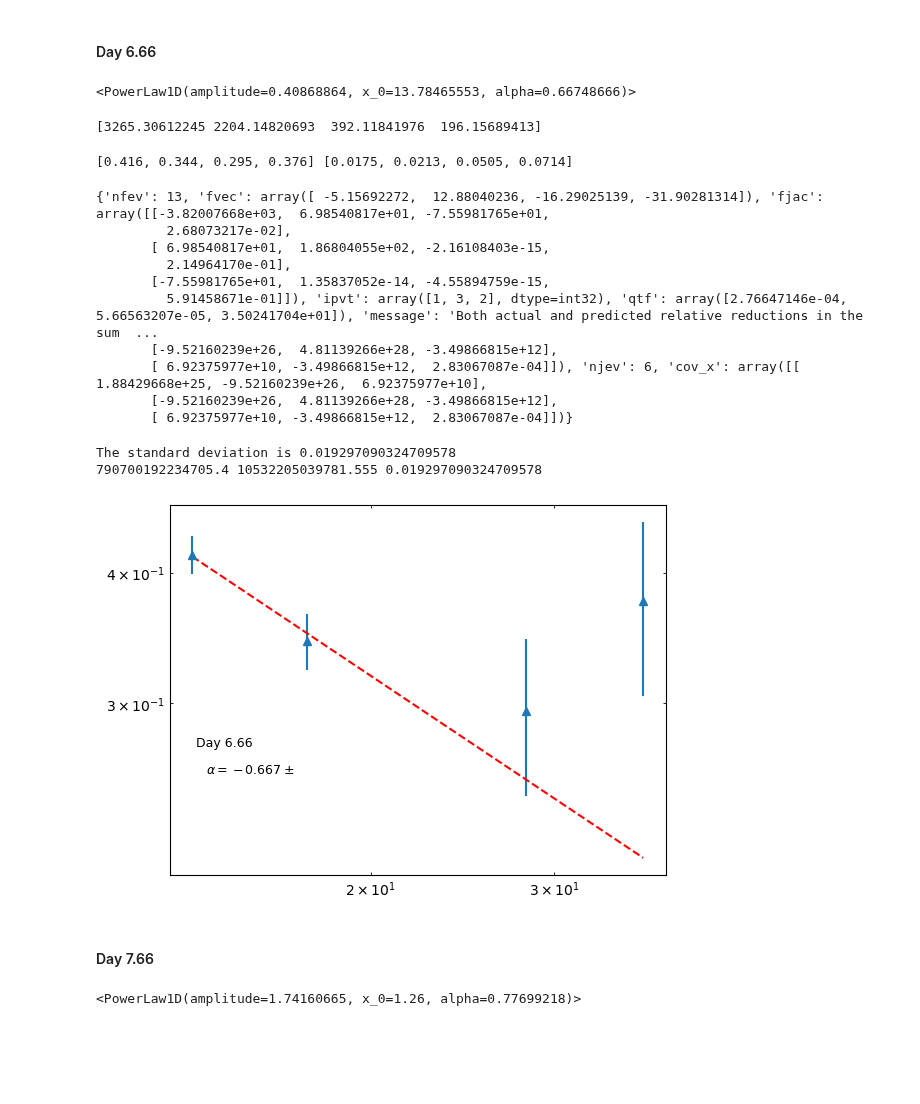
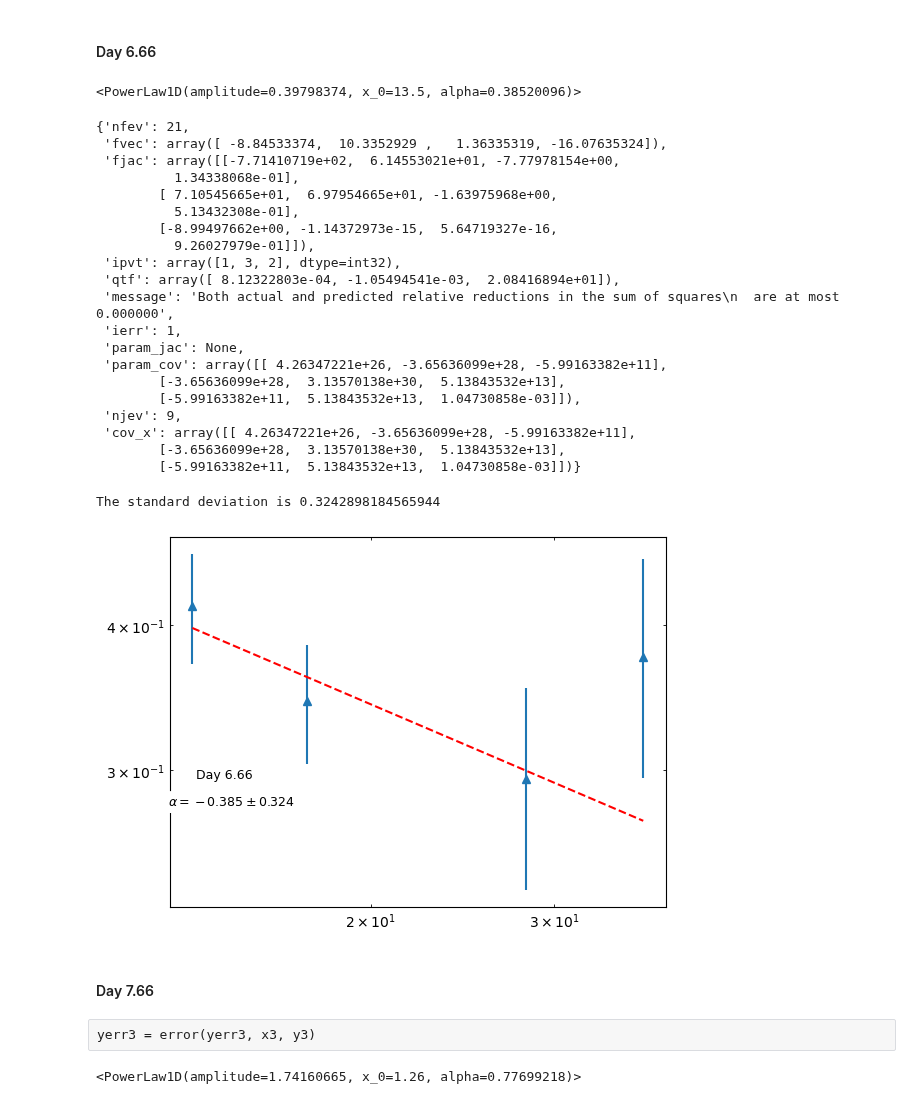
Before and after one commit to Wilhelm005/Research-Code, a Jupyter notebook: V1535Sco_Spectral_Index.ipynb, the cells around one changed output. Drawn from its saved outputs; the diff is of its cells as text; code cells hidden in the pictures; blank space fills up the shorter version.

```diff
--- a/V1535Sco_Spectral_Index.ipynb
+++ b/V1535Sco_Spectral_Index.ipynb
@@ -325,3 +325,15 @@ plt.show();
+# %%
+def error(err, freq, flux):
+    yerr = []
+    for i in range(len(freq)):
+        if freq[i] < 10:
+            pl = np.sqrt(err[i]**2 + (flux[i]*0.05)**2)
+            yerr.append(pl)
+        else:
+            pl =np.sqrt(err[i]**2 + (flux[i]*0.1)**2)
+            yerr.append(pl)
+
+    return(yerr)
 # %% [markdown]
 #### Day 2.7
 # %%
@@ -417,6 +442,8 @@ if mask.any():
     x2 = df2['Freq (GHz)'][mask].values.tolist()
     y2 = df2['Flux Density (mJy)'][mask].values.tolist()
     yerr2 = df2['Uncertainty (mJy)'][mask].values.tolist()
+# %%
+yerr2 = error(yerr2, x2, y2)
 # %%
 PL2 =  PowerLaw1D(amplitude = y2[0], x_0= x2[0], alpha= 1,
                      bounds={
@@ -441,30 +468,38 @@ fit_model_weights2 = fit2(PL2, x2, y2, weights=y_weight2)
 
 fit_model_weights2
 # %% [output]
-<PowerLaw1D(amplitude=0.40868864, x_0=13.78465553, alpha=0.66748666)>
+<PowerLaw1D(amplitude=0.39798374, x_0=13.5, alpha=0.38520096)>
-# %%
-print(y_weight2)
-# %% [output]
-[3265.30612245 2204.14820693  392.11841976  196.15689413]
-# %%
-print(y2, yerr2)
-# %% [output]
-[0.416, 0.344, 0.295, 0.376] [0.0175, 0.0213, 0.0505, 0.0714]
 # %%
-print(fit2.fit_info)
+fit2.fit_info
 # %% [output]
-{'nfev': 13, 'fvec': array([ -5.15692272,  12.88040236, -16.29025139, -31.90281314]), 'fjac': array([[-3.82007668e+03,  6.98540817e+01, -7.55981765e+01,
-         2.68073217e-02],
-       [ 6.98540817e+01,  1.86804055e+02, -2.16108403e-15,
-         2.14964170e-01],
-       [-7.55981765e+01,  1.35837052e-14, -4.55894759e-15,
-         5.91458671e-01]]), 'ipvt': array([1, 3, 2], dtype=int32), 'qtf': array([2.76647146e-04, 5.66563207e-05, 3.50241704e+01]), 'message': 'Both actual and predicted relative reductions in the sum  ...
-       [-9.52160239e+26,  4.81139266e+28, -3.49866815e+12],
-       [ 6.92375977e+10, -3.49866815e+12,  2.83067087e-04]]), 'njev': 6, 'cov_x': array([[ 1.88429668e+25, -9.52160239e+26,  6.92375977e+10],
-       [-9.52160239e+26,  4.81139266e+28, -3.49866815e+12],
-       [ 6.92375977e+10, -3.49866815e+12,  2.83067087e-04]])}
+{'nfev': 21,
+ 'fvec': array([ -8.84533374,  10.3352929 ,   1.36335319, -16.07635324]),
+ 'fjac': array([[-7.71410719e+02,  6.14553021e+01, -7.77978154e+00,
+          1.34338068e-01],
+        [ 7.10545665e+01,  6.97954665e+01, -1.63975968e+00,
+          5.13432308e-01],
+        [-8.99497662e+00, -1.14372973e-15,  5.64719327e-16,
+          9.26027979e-01]]),
+ 'ipvt': array([1, 3, 2], dtype=int32),
+ 'qtf': array([ 8.12322803e-04, -1.05494541e-03,  2.08416894e+01]),
+ 'message': 'Both actual and predicted relative reductions in the sum of squares\n  are at most 0.000000',
+ 'ierr': 1,
+ 'param_jac': None,
+ 'param_cov': array([[ 4.26347221e+26, -3.65636099e+28, -5.99163382e+11],
+        [-3.65636099e+28,  3.13570138e+30,  5.13843532e+13],
+        [-5.99163382e+11,  5.13843532e+13,  1.04730858e-03]]),
+ 'njev': 9,
+ 'cov_x': array([[ 4.26347221e+26, -3.65636099e+28, -5.99163382e+11],
+        [-3.65636099e+28,  3.13570138e+30,  5.13843532e+13],
+        [-5.99163382e+11,  5.13843532e+13,  1.04730858e-03]])}
 # %%
-param_cov2 = np.array()
+fvec2 = np.array([ -8.84533374,  10.3352929 ,   1.36335319, -16.07635324])
+var2 = np.var(fvec2)
+
+
+param_cov2 = np.array([[ 4.26347221e+26, -3.65636099e+28, -5.99163382e+11],
+        [-3.65636099e+28,  3.13570138e+30,  5.13843532e+13],
+        [-5.99163382e+11,  5.13843532e+13,  1.04730858e-03]])
 
 def stand(cov):
     diag = np.diagonal(cov)
@@ -473,7 +508,7 @@ def stand(cov):
     sd3 = np.sqrt(diag[2])
     return(sd1,sd2,sd3)
 
-diag2 = stand(param_cov2)
+diag2 = stand(param_cov2*var2)
 
 #The last diagonal element corresponds to alpha
 #So here we are calculating the standard deviation on the slope
@@ -481,27 +516,25 @@ diag2 = stand(param_cov2)
 #print(diag)  #prints standard deviations of all three variances
 
 print("The standard deviation is", diag2[2]) #Just showing the standard devation on the slope
-print(diag2[1], diag2[0], diag2[2])
 # %% [output]
-The standard deviation is 0.019297090324709578
-790700192234705.4 10532205039781.555 0.019297090324709578
+The standard deviation is 0.3242898184565944
 # %%
 fig,ax = plt.subplots()
 mask = df2['Flux Density (mJy)'] > 3 * df2['Uncertainty (mJy)']  # apply detection threshold
 if mask.any():  # proceed only if at least one detection
-    ax.errorbar(df2['Freq (GHz)'][mask], df2['Flux Density (mJy)'][mask], yerr=df2['Uncertainty (mJy)'][mask], fmt='^')
+    ax.errorbar(df2['Freq (GHz)'][mask], df2['Flux Density (mJy)'][mask], yerr=yerr2, fmt='^')
     ax.set_xscale('log')
     ax.set_xticks([1, 5, 10, 50], labels=['1', '5', '10', '50'])
     ax.set_yscale('log')
     ax.set_yticks([1, 5, 10, 20, 50], labels=['1', '5', '10', '20', '50'])
     ax.annotate('Day 6.66', xy=(60, 100), xycoords='axes points', size=9, ha='right', va='top', bbox=dict(boxstyle='round', fc='w', ec="w"))
     ax.tick_params(axis='both', which='both', direction='in', top=True, right=True)
     ax.plot(df2['Freq (GHz)'][mask], fit_model_weights2(df2['Freq (GHz)'][mask]), 'r--')
-    ax.annotate('${\u03B1 = -0.667 \\pm }$', xy=(90, 80), xycoords='axes points', size=9, ha='right', va='top', bbox=dict(boxstyle='round', fc='w', ec="w"))
+    ax.annotate('${\u03B1 = -0.385 \\pm 0.324}$', xy=(90, 80), xycoords='axes points', size=9, ha='right', va='top', bbox=dict(boxstyle='round', fc='w', ec="w"))
 
 plt.show();
 # %% [output]
-[figure, old version]
+[figure, new version]
 # %% [markdown]
 #### Day 7.66
 # %%
@@ -510,6 +543,8 @@ if mask.any():
     x3 = df3['Freq (GHz)'][mask].values.tolist()
     y3 = df3['Flux Density (mJy)'][mask].values.tolist()
     yerr3 = df3['Uncertainty (mJy)'][mask].values.tolist()
+# %% [raw]
+yerr3 = error(yerr3, x3, y3)
 # %%
 PL3 =  PowerLaw1D(amplitude = y3[0], x_0= x3[0], alpha= 1,
                      bounds={
```
Also changed, not shown: parts of 86 cells of this notebook, 14 other files.
